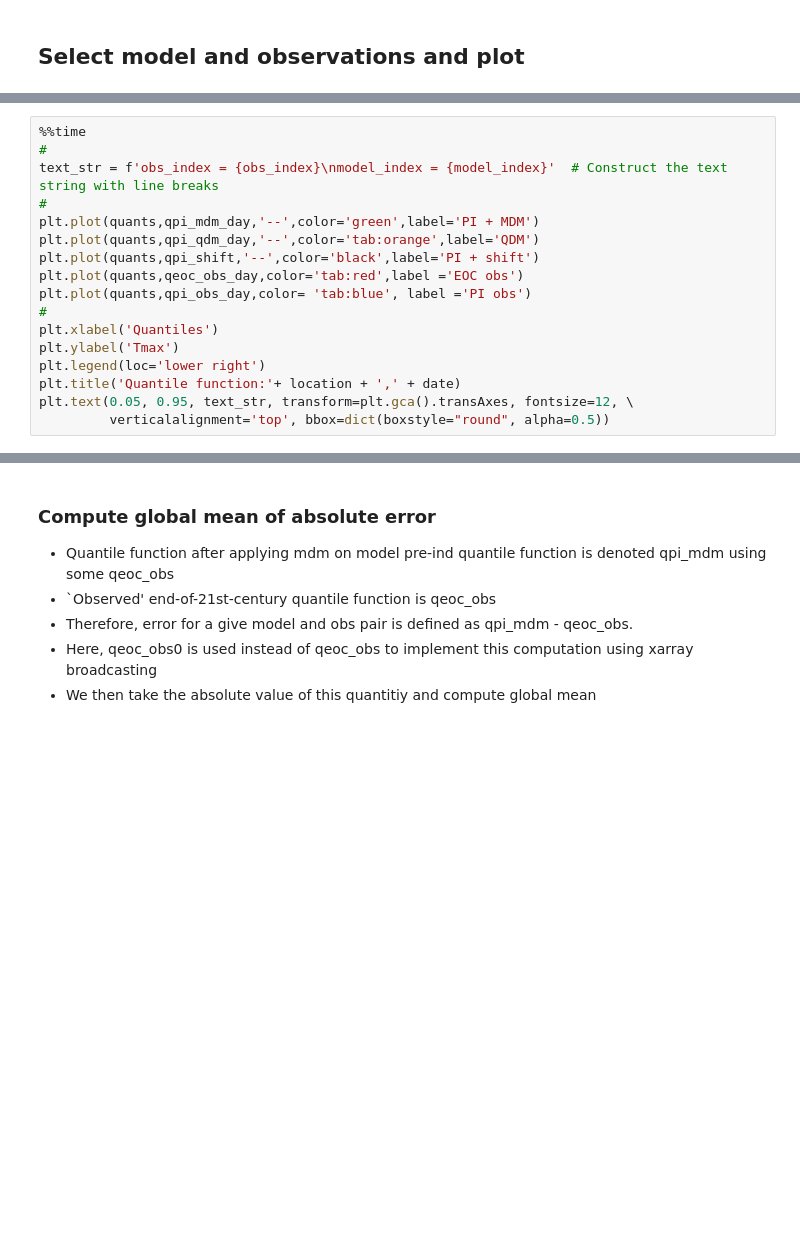
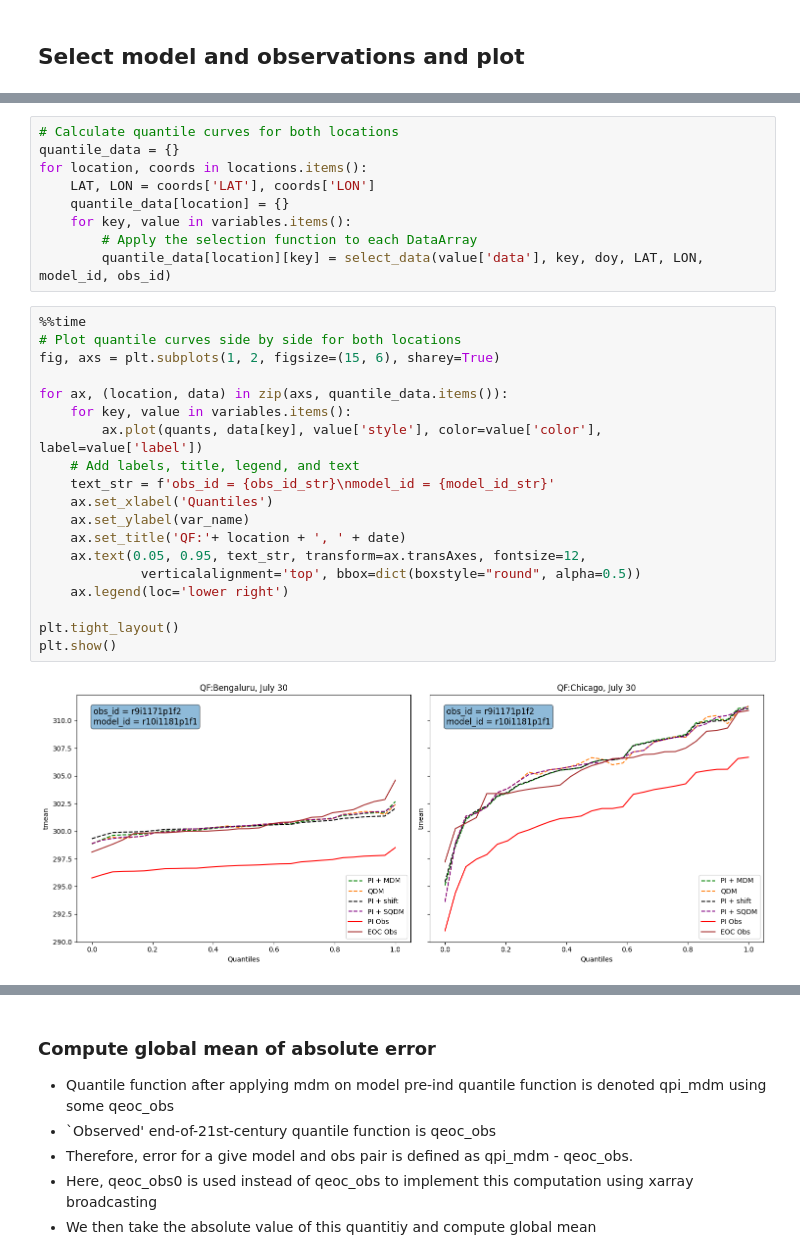
Before and after one commit to hrhampapura/moment_delta_mapping, a Jupyter notebook: notebooks/ncar_casper/06_inter_simulation_errors.ipynb, the cells around one changed output, grey strips where cells are left out. Cells and saved outputs as stored; diff of their text form; blank space fills up the shorter version.

```diff
--- a/notebooks/ncar_casper/06_inter_simulation_errors.ipynb
+++ b/notebooks/ncar_casper/06_inter_simulation_errors.ipynb
@@ -446,17 +370,0 @@ qeoc_obs_day   = qeoc_obs.sel(dayofyear=doy).sel(lat=LAT,lon=LON,method='nearest
-# %%
-%%time
-#
-text_str = f'obs_index = {obs_index}\nmodel_index = {model_index}'  # Construct the text string with line breaks
-#
-plt.plot(quants,qpi_mdm_day,'--',color='green',label='PI + MDM')
-plt.plot(quants,qpi_qdm_day,'--',color='tab:orange',label='QDM')
-plt.plot(quants,qpi_shift,'--',color='black',label='PI + shift')
-plt.plot(quants,qeoc_obs_day,color='tab:red',label ='EOC obs')
-plt.plot(quants,qpi_obs_day,color= 'tab:blue', label ='PI obs')
-#
-plt.xlabel('Quantiles')
-plt.ylabel('Tmax')
-plt.legend(loc='lower right')
-plt.title('Quantile function:'+ location + ',' + date)
-plt.text(0.05, 0.95, text_str, transform=plt.gca().transAxes, fontsize=12, \
-         verticalalignment='top', bbox=dict(boxstyle="round", alpha=0.5))
@@ -508,0 +425,30 @@ print(rmse_mdm_day.values,rmse_qdm_day.values,rmse_sqdm_day.values)
+# %%
+# Calculate quantile curves for both locations
+quantile_data = {}
+for location, coords in locations.items():
+    LAT, LON = coords['LAT'], coords['LON']
+    quantile_data[location] = {}
+    for key, value in variables.items():
+        # Apply the selection function to each DataArray
+        quantile_data[location][key] = select_data(value['data'], key, doy, LAT, LON, model_id, obs_id)
+# %%
+%%time
+# Plot quantile curves side by side for both locations
+fig, axs = plt.subplots(1, 2, figsize=(15, 6), sharey=True)
+
+for ax, (location, data) in zip(axs, quantile_data.items()):
+    for key, value in variables.items():
+        ax.plot(quants, data[key], value['style'], color=value['color'], label=value['label'])
+    # Add labels, title, legend, and text
+    text_str = f'obs_id = {obs_id_str}\nmodel_id = {model_id_str}'
+    ax.set_xlabel('Quantiles')
+    ax.set_ylabel(var_name)
+    ax.set_title('QF:'+ location + ', ' + date)
+    ax.text(0.05, 0.95, text_str, transform=ax.transAxes, fontsize=12,
+             verticalalignment='top', bbox=dict(boxstyle="round", alpha=0.5))
+    ax.legend(loc='lower right')
+
+plt.tight_layout()
+plt.show()
+# %% [output]
+[figure, added]
```
Also changed, not shown: parts of 59 cells of this notebook, 1 other file.
